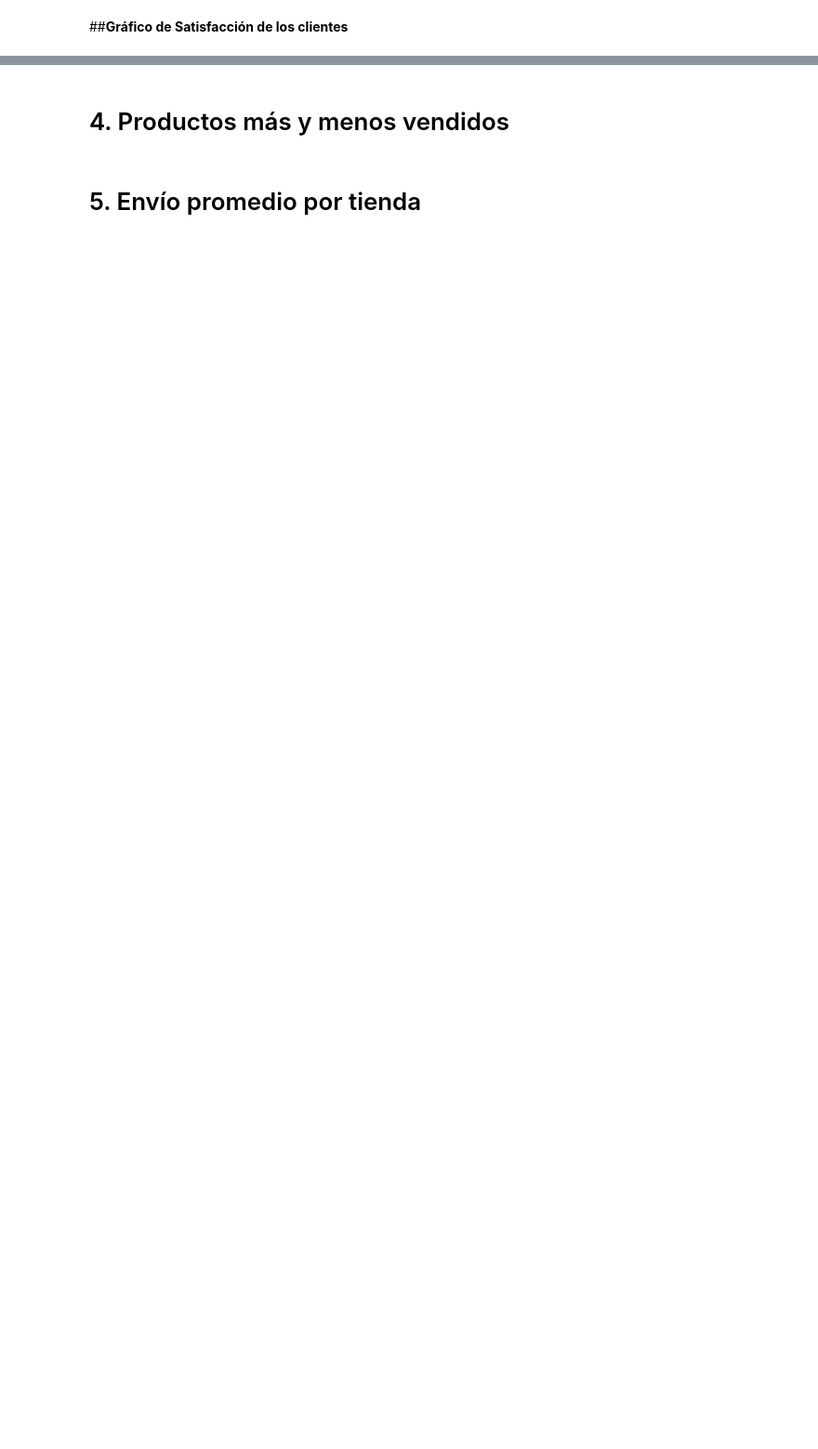
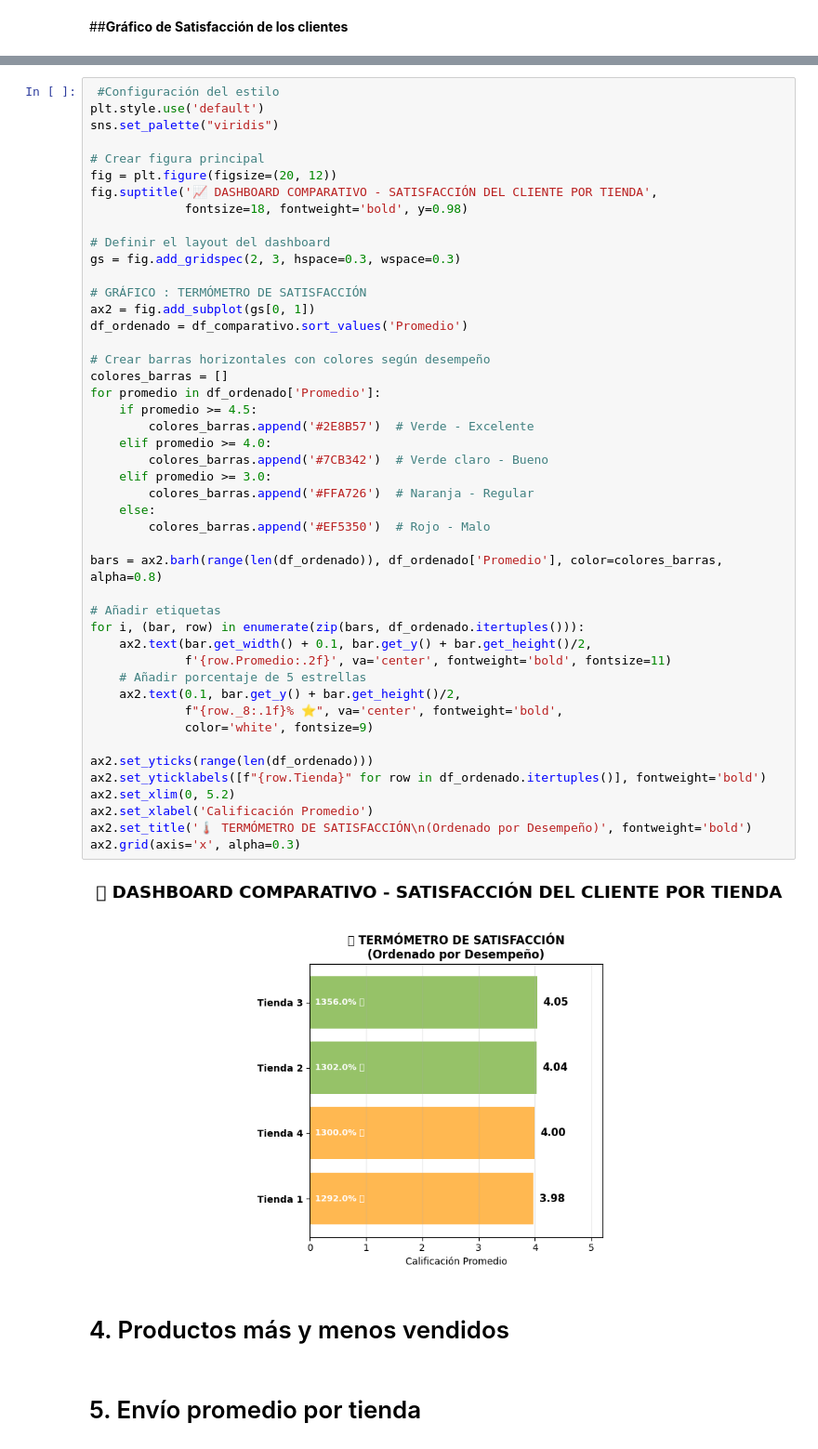
Before and after one commit to lainaker7/AluraChallenge1_DATASCIENCE, a Jupyter notebook: AluraStoreLatam.ipynb, the cells around one changed output, grey strips where cells are left out. Shown at 93% size. Cells and saved outputs as stored; diff of their text form; blank space fills up the shorter version.

```diff
--- a/AluraStoreLatam.ipynb
+++ b/AluraStoreLatam.ipynb
@@ -435,3 +382,51 @@ ax1.grid(True)
+# %%
+ #Configuración del estilo
+plt.style.use('default')
+sns.set_palette("viridis")
+
+# Crear figura principal
+fig = plt.figure(figsize=(20, 12))
+fig.suptitle('📈 DASHBOARD COMPARATIVO - SATISFACCIÓN DEL CLIENTE POR TIENDA',
+             fontsize=18, fontweight='bold', y=0.98)
+
+# Definir el layout del dashboard
+gs = fig.add_gridspec(2, 3, hspace=0.3, wspace=0.3)
+
+# GRÁFICO : TERMÓMETRO DE SATISFACCIÓN
+ax2 = fig.add_subplot(gs[0, 1])
+df_ordenado = df_comparativo.sort_values('Promedio')
+
+# Crear barras horizontales con colores según desempeño
+colores_barras = []
+for promedio in df_ordenado['Promedio']:
+    if promedio >= 4.5:
+        colores_barras.append('#2E8B57')  # Verde - Excelente
+    elif promedio >= 4.0:
+        colores_barras.append('#7CB342')  # Verde claro - Bueno
+    elif promedio >= 3.0:
+        colores_barras.append('#FFA726')  # Naranja - Regular
+    else:
+        colores_barras.append('#EF5350')  # Rojo - Malo
+
+bars = ax2.barh(range(len(df_ordenado)), df_ordenado['Promedio'], color=colores_barras, alpha=0.8)
+
+# Añadir etiquetas
+for i, (bar, row) in enumerate(zip(bars, df_ordenado.itertuples())):
+    ax2.text(bar.get_width() + 0.1, bar.get_y() + bar.get_height()/2,
+             f'{row.Promedio:.2f}', va='center', fontweight='bold', fontsize=11)
+    # Añadir porcentaje de 5 estrellas
+    ax2.text(0.1, bar.get_y() + bar.get_height()/2,
+             f"{row._8:.1f}% ⭐", va='center', fontweight='bold',
+             color='white', fontsize=9)
+
+ax2.set_yticks(range(len(df_ordenado)))
+ax2.set_yticklabels([f"{row.Tienda}" for row in df_ordenado.itertuples()], fontweight='bold')
+ax2.set_xlim(0, 5.2)
+ax2.set_xlabel('Calificación Promedio')
+ax2.set_title('🌡️ TERMÓMETRO DE SATISFACCIÓN\n(Ordenado por Desempeño)', fontweight='bold')
+ax2.grid(axis='x', alpha=0.3)
+# %% [output]
+[figure, added]
 # %% [markdown]
 # 4. Productos más y menos vendidos
 # %% [markdown]
```
Also changed, not shown: parts of 2 cells of this notebook.
